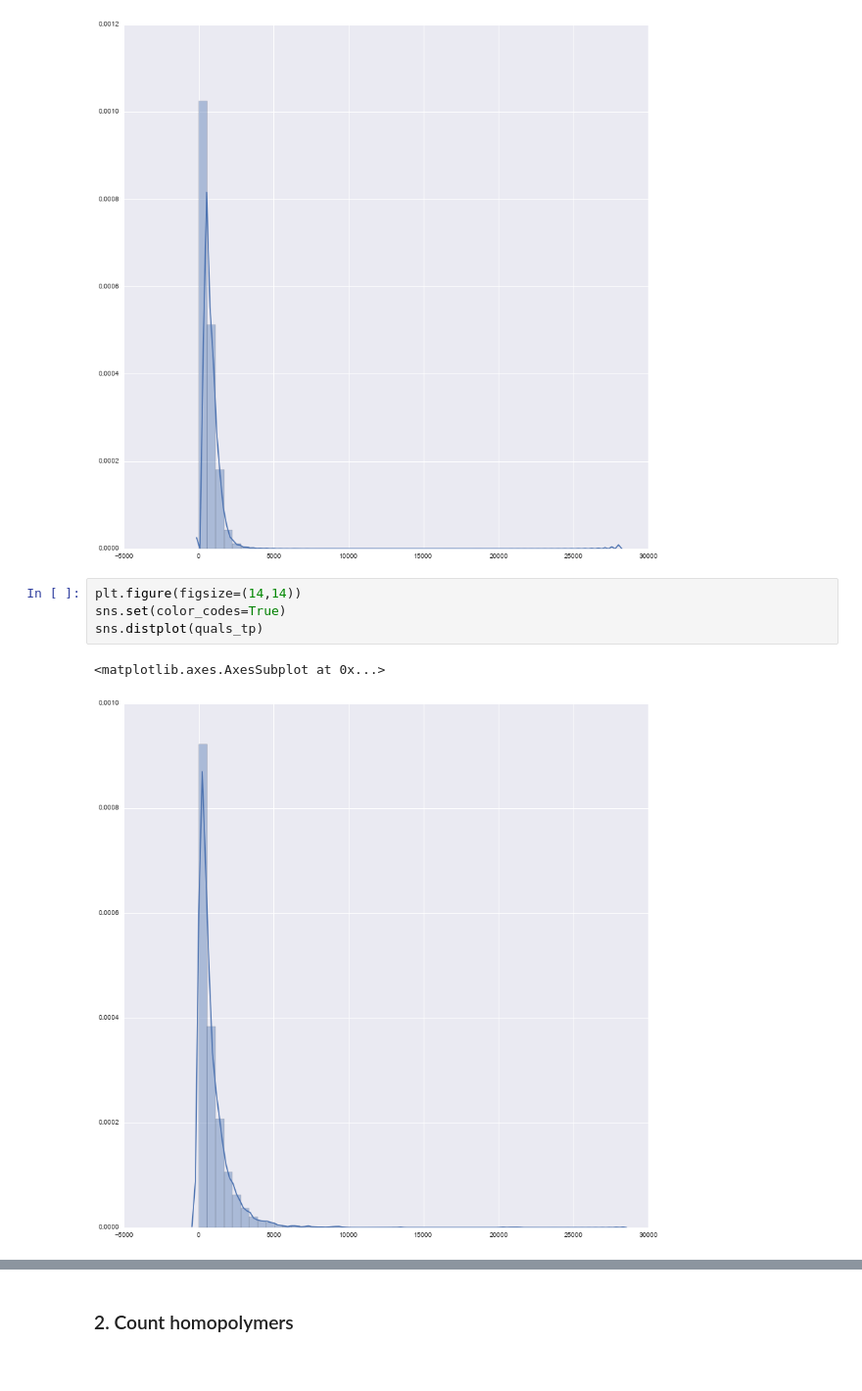
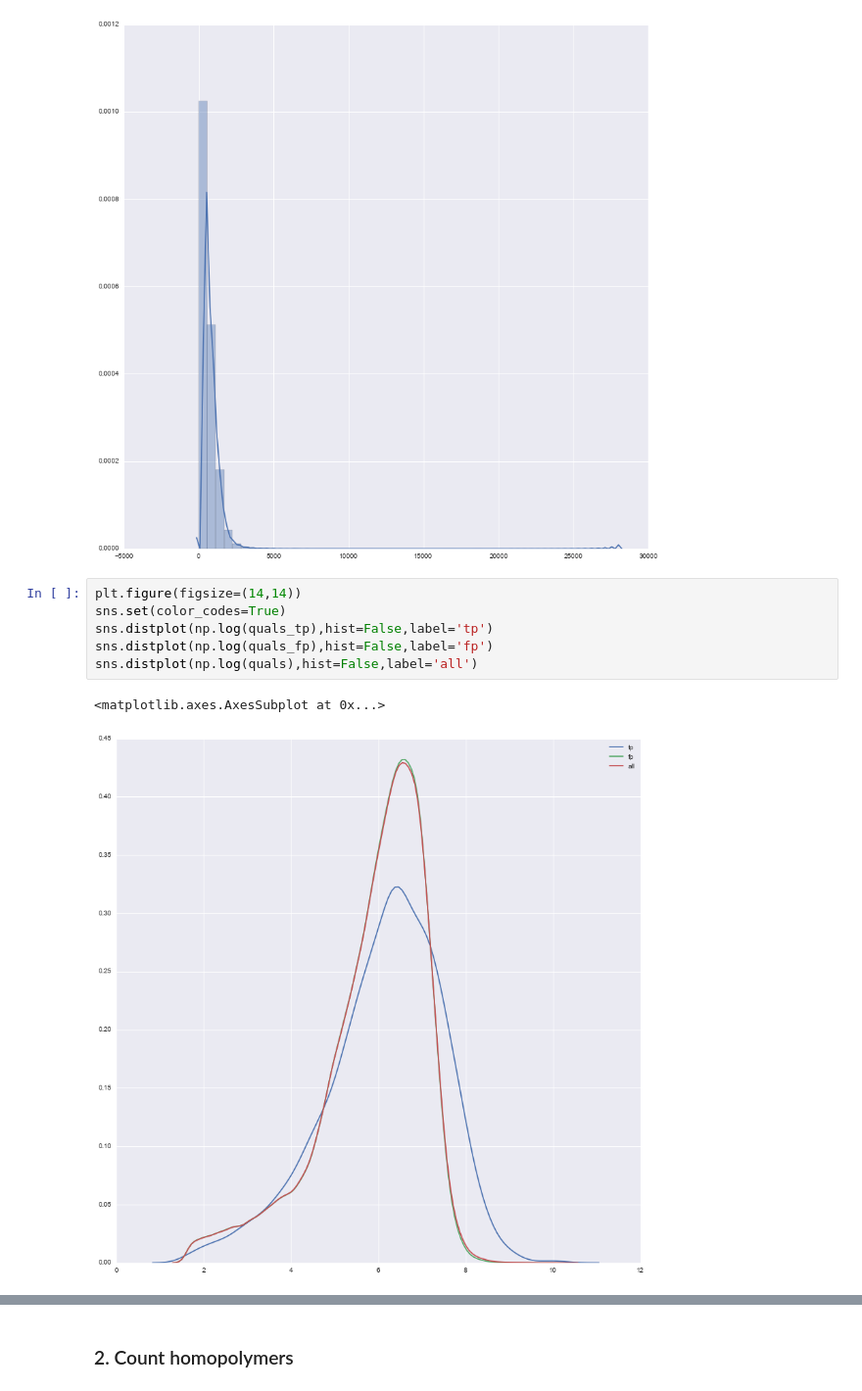
Before and after one commit to AlexanderGri/Graduate-work, a Jupyter notebook: Feature analysis.ipynb, the cells around one changed output, grey strips where cells are left out. Shown: that part at 98% size. Cells and saved outputs as stored; diff of their text form.

Commit message:
Change qual function visualization

```diff
--- a/Feature analysis.ipynb
+++ b/Feature analysis.ipynb
@@ -283,7 +283,9 @@ sns.distplot(quals)
 # %%
 plt.figure(figsize=(14,14))
 sns.set(color_codes=True)
-sns.distplot(quals_tp)
+sns.distplot(np.log(quals_tp),hist=False,label='tp')
+sns.distplot(np.log(quals_fp),hist=False,label='fp')
+sns.distplot(np.log(quals),hist=False,label='all')
 # %% [output]
 <matplotlib.axes.AxesSubplot at 0x...>
-[figure, old version]
+[figure, new version]
```
Also changed, not shown: parts of 6 cells of this notebook.
